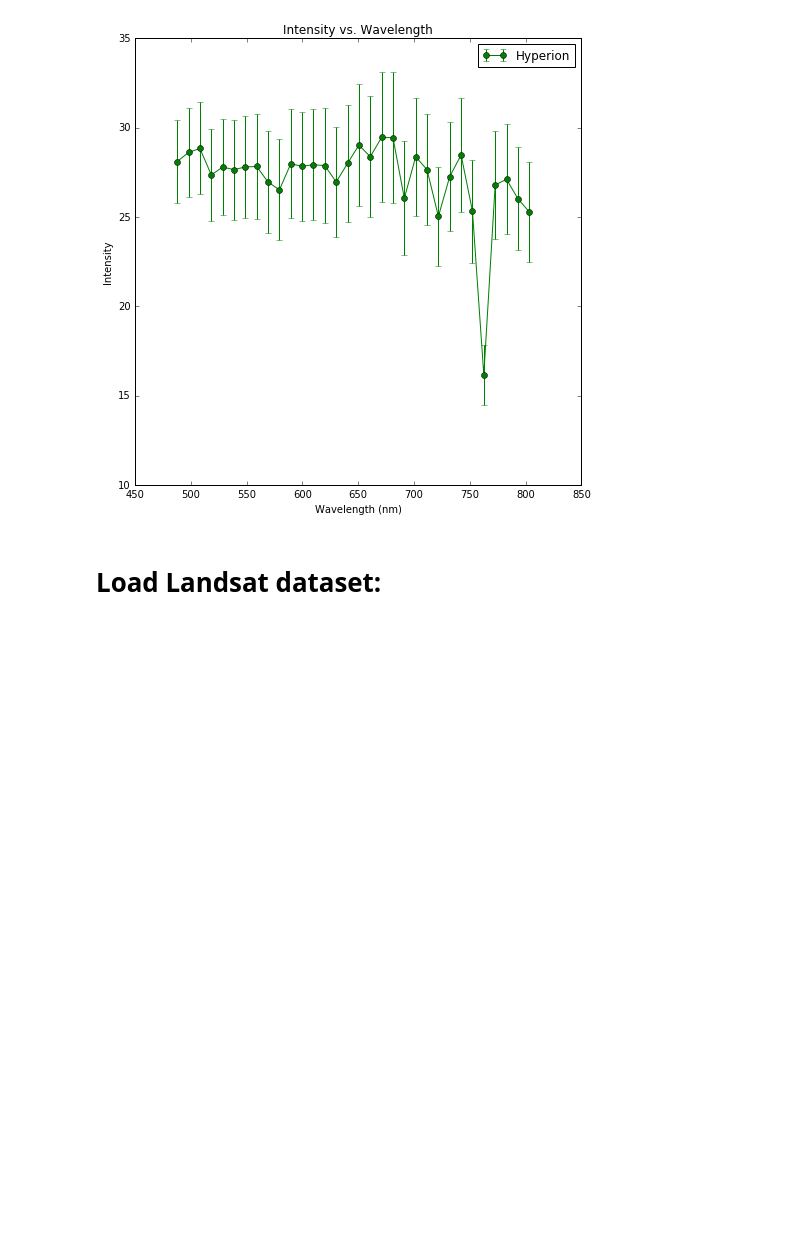
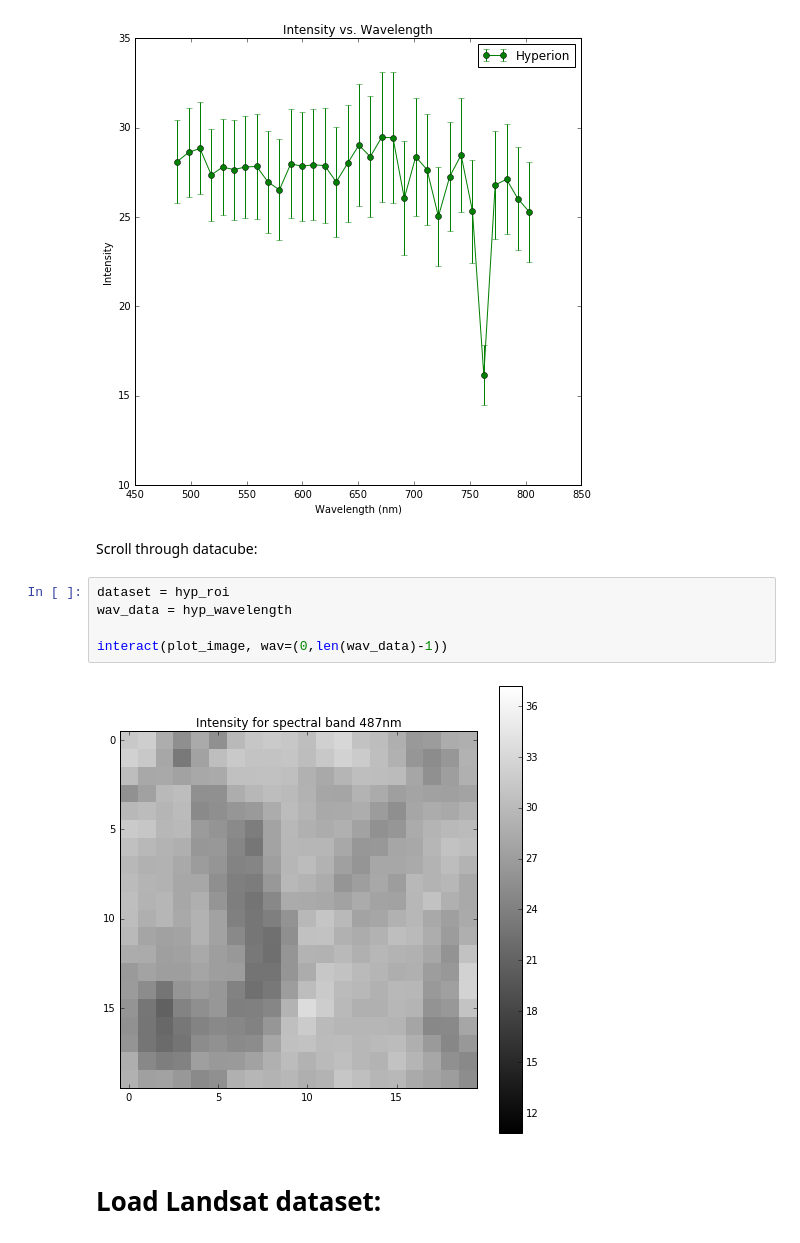
Before and after one commit to satellogic/open-impact, a Jupyter notebook: Forest recovery.ipynb, the cells around one changed output. Cells and saved outputs as stored; diff of their text form; blank space fills up the shorter version.

```diff
--- a/Forest recovery.ipynb
+++ b/Forest recovery.ipynb
@@ -260,6 +277,15 @@ if hyp is not None:
         plt.legend()
 # %% [output]
 [figure]
+# %% [markdown]
+Scroll through datacube:
+# %%
+dataset = hyp_roi
+wav_data = hyp_wavelength
+
+interact(plot_image, wav=(0,len(wav_data)-1))
+# %% [output]
+[figure, added]
 # %% [markdown]
 # Load Landsat dataset:
 # %%
```
Also changed, not shown: parts of 12 cells of this notebook.
